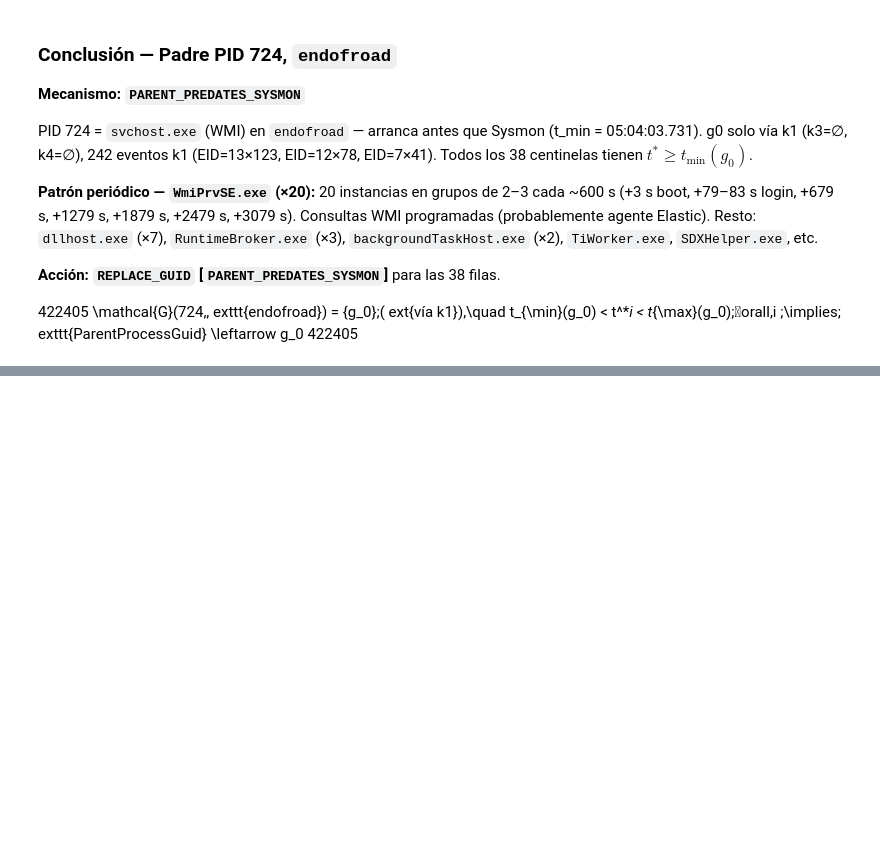
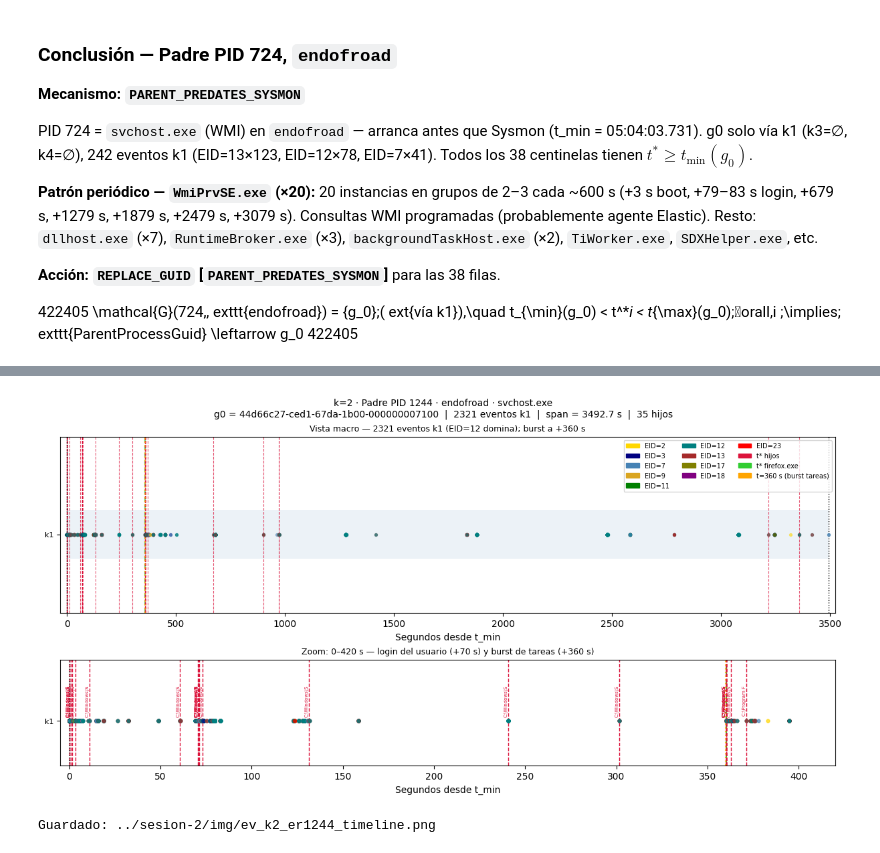
Before and after one commit to ollerenac/curso2026, a Jupyter notebook: sesion-2/9_enfoque_B.ipynb, the cells around one changed output, grey strips where cells are left out. Cells and saved outputs as stored; diff of their text form; code cells hidden in the pictures; blank space fills up the shorter version.

```diff
--- a/sesion-2/9_enfoque_B.ipynb
+++ b/sesion-2/9_enfoque_B.ipynb
@@ -5392,0 +5459,78 @@
+# %%
+import matplotlib.pyplot as plt
+import matplotlib.patches as mpatches
+
+OUT = '../sesion-2/img/ev_k2_er1244_timeline.png'
+
+ev_k1_er1244 = df[~df['EventID'].isin([8,10]) & (df['ProcessGuid']==g0_er1244)].copy()
+
+t0_er1244 = t_min_er1244
+def sec_er1244(t): return (pd.Timestamp(t) - t0_er1244).total_seconds()
+
+colors_eid = {2:'gold', 3:'navy', 7:'steelblue', 9:'goldenrod',
+              11:'green', 12:'teal', 13:'brown', 17:'olive', 18:'purple', 23:'red'}
+
+fig, (ax1, ax2) = plt.subplots(2, 1, figsize=(12, 6),
+                                gridspec_kw={'height_ratios':[2, 1.2]},
+                                constrained_layout=True)
+fig.suptitle(f'k=2 · Padre PID 1244 · endofroad · svchost.exe\n'
+             f'g0 = {g0_er1244}  |  {len(ev_k1_er1244)} eventos k1  |  span = {span_s_er1244:.1f} s  |  35 hijos',
+             fontsize=10)
+
+# Panel superior: macro
+ax1.set_title('Vista macro — 2321 eventos k1 (EID=12 domina); burst a +360 s', fontsize=9)
+ax1.barh(0, span_s_er1244, left=0, height=0.25, color='steelblue', alpha=0.1)
+for _, row in ev_k1_er1244.iterrows():
+    if pd.isna(row['ts']): continue
+    ax1.scatter(sec_er1244(row['ts']), 0,
+                color=colors_eid.get(int(row['EventID']), 'gray'),
+                marker='o', s=8, alpha=0.5, zorder=3)
+for _, row in sent_er1244.iterrows():
+    img = str(row['Image']).split('\\\\')[-1]
+    is_firefox = 'firefox' in img.lower()
+    ax1.axvline(sec_er1244(row['ts']),
+                color='limegreen' if is_firefox else 'crimson',
+                lw=1.5 if is_firefox else 0.8, ls='--', alpha=0.7)
+ax1.axvline(360, color='orange', lw=1.5, ls=':', alpha=0.8, label='t=360 s (burst)')
+ax1.axvline(0,   color='black',  lw=1,   ls=':')
+ax1.axvline(span_s_er1244, color='black', lw=1, ls=':')
+eid_in = [e for e in sorted(colors_eid) if e in ev_k1_er1244['EventID'].values]
+patches  = [mpatches.Patch(color=colors_eid[e], label=f'EID={e}') for e in eid_in]
+patches += [mpatches.Patch(color='crimson',   label='t* hijos'),
+            mpatches.Patch(color='limegreen', label='t* firefox.exe'),
+            mpatches.Patch(color='orange',    label='t=360 s (burst tareas)')]
+ax1.legend(handles=patches, fontsize=7, loc='upper right', ncol=3)
+ax1.set_xlim(-30, span_s_er1244+30); ax1.set_ylim(-0.4, 0.5)
+ax1.set_yticks([0]); ax1.set_yticklabels(['k1'], fontsize=8)
+ax1.set_xlabel('Segundos desde t_min')
+
+# Panel inferior: zoom 0-420 s (arranque + burst)
+ax2.set_title('Zoom: 0–420 s — login del usuario (+70 s) y burst de tareas (+360 s)', fontsize=9)
+zoom_hi = 420
+for _, row in ev_k1_er1244.iterrows():
+    if pd.isna(row['ts']): continue
+    x = sec_er1244(row['ts'])
+    if x > zoom_hi: continue
+    ax2.scatter(x, 0, color=colors_eid.get(int(row['EventID']), 'gray'),
+                marker='o', s=12, alpha=0.7, zorder=3)
+for _, row in sent_er1244.iterrows():
+    x = sec_er1244(row['ts'])
+    if x > zoom_hi: continue
+    img = str(row['Image']).split('\\\\')[-1]
+    is_firefox = 'firefox' in img.lower()
+    ax2.axvline(x, color='limegreen' if is_firefox else 'crimson',
+                lw=1.5 if is_firefox else 1.0, ls='--')
+    ax2.text(x, 0.32, img[:12], rotation=90, fontsize=5,
+             color='limegreen' if is_firefox else 'crimson', va='top', ha='right')
+ax2.axvline(360, color='orange', lw=1.5, ls=':', alpha=0.8)
+ax2.axvline(0, color='black', lw=1, ls=':')
+ax2.set_xlim(-5, zoom_hi); ax2.set_ylim(-0.4, 0.55)
+ax2.set_yticks([0]); ax2.set_yticklabels(['k1'], fontsize=8)
+ax2.set_xlabel('Segundos desde t_min')
+
+fig.savefig(OUT, dpi=150, bbox_inches='tight')
+plt.show()
+print(f'Guardado: {OUT}')
+# %% [output]
+[figure, added]
+Guardado: ../sesion-2/img/ev_k2_er1244_timeline.png
```
Also changed, not shown: parts of 3 cells of this notebook, 2 other files.
